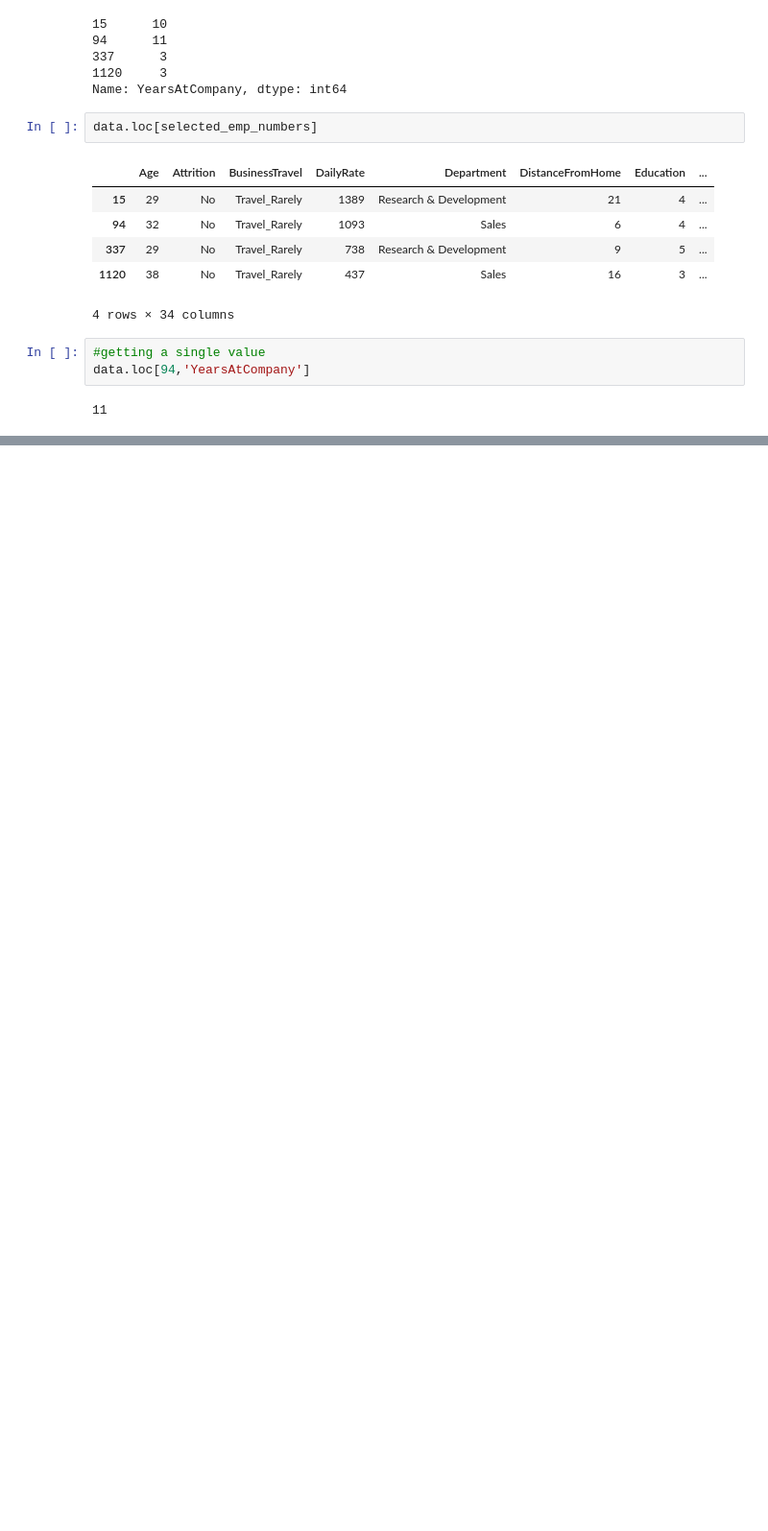
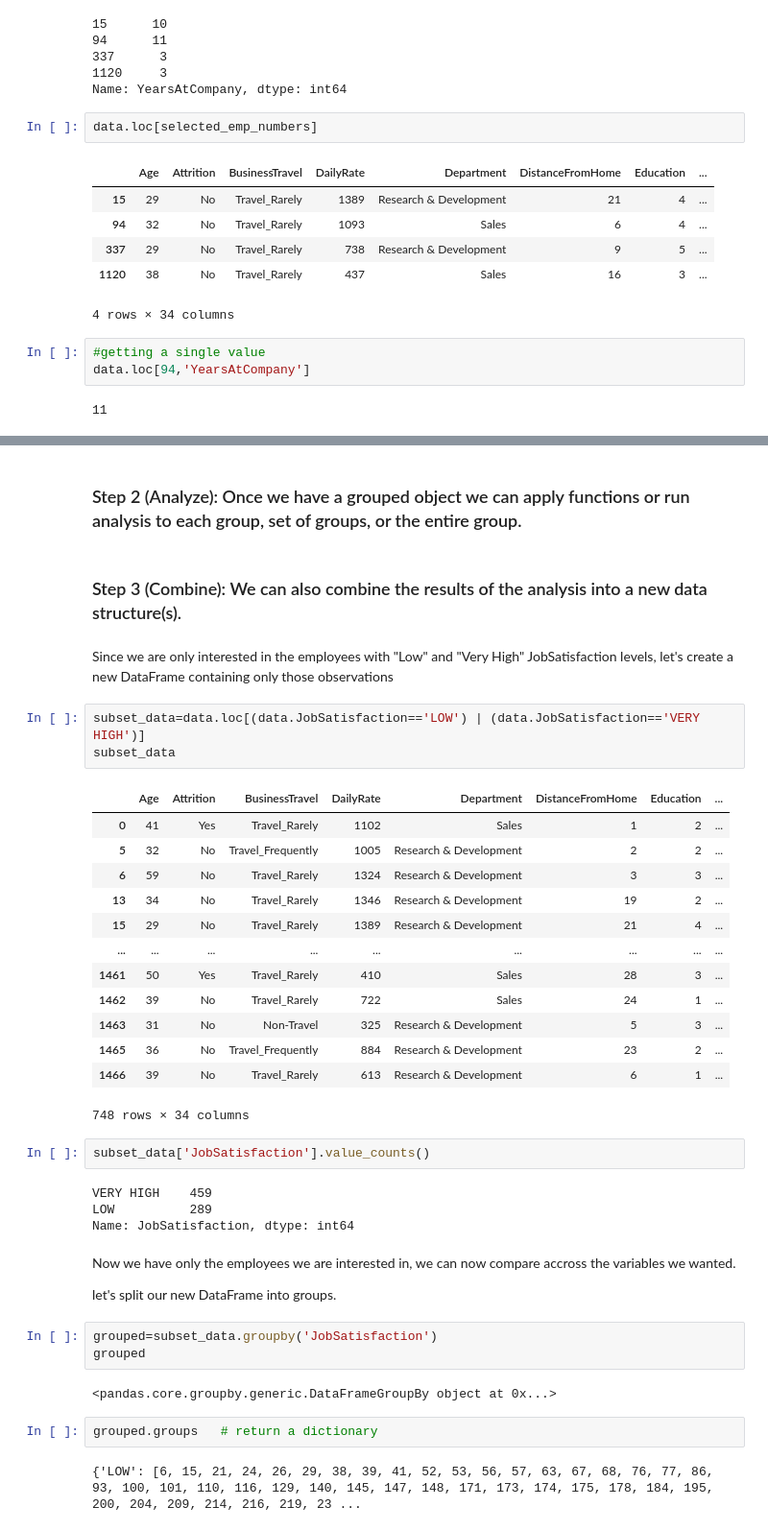
Before and after one commit to sdk1728/python_libraries, a Jupyter notebook: Pandas_library.ipynb, the cells around one changed output, grey strips where cells are left out. Shown at 96% size. Cells and saved outputs as stored; diff of their text form; blank space fills up the shorter version.

```diff
--- a/Pandas_library.ipynb
+++ b/Pandas_library.ipynb
@@ -286,0 +552,42 @@ data.loc[94,'YearsAtCompany']
+# %% [markdown]
+### Step 2 (Analyze): Once we have a grouped object we can apply functions or run analysis to each group, set of groups, or the entire group.
+# %% [markdown]
+### Step 3 (Combine): We can also combine the results of the analysis into a new data structure(s).
+# %% [markdown]
+Since we are only interested in the employees with "Low" and "Very High" JobSatisfaction levels, let's create a new DataFrame containing only those observations
+# %%
+subset_data=data.loc[(data.JobSatisfaction=='LOW') | (data.JobSatisfaction=='VERY HIGH')]
+subset_data
+# %% [output]
+|  | Age | Attrition | BusinessTravel | DailyRate | Department | DistanceFromHome | Education | ... |
+| 0 | 41 | Yes | Travel_Rarely | 1102 | Sales | 1 | 2 | ... |
+| 5 | 32 | No | Travel_Frequently | 1005 | Research & Development | 2 | 2 | ... |
+| 6 | 59 | No | Travel_Rarely | 1324 | Research & Development | 3 | 3 | ... |
+| 13 | 34 | No | Travel_Rarely | 1346 | Research & Development | 19 | 2 | ... |
+| 15 | 29 | No | Travel_Rarely | 1389 | Research & Development | 21 | 4 | ... |
+| ... | ... | ... | ... | ... | ... | ... | ... | ... |
+| 1461 | 50 | Yes | Travel_Rarely | 410 | Sales | 28 | 3 | ... |
+| 1462 | 39 | No | Travel_Rarely | 722 | Sales | 24 | 1 | ... |
+| 1463 | 31 | No | Non-Travel | 325 | Research & Development | 5 | 3 | ... |
+| 1465 | 36 | No | Travel_Frequently | 884 | Research & Development | 23 | 2 | ... |
+| 1466 | 39 | No | Travel_Rarely | 613 | Research & Development | 6 | 1 | ... |
+748 rows × 34 columns
+# %%
+subset_data['JobSatisfaction'].value_counts()
+# %% [output]
+VERY HIGH    459
+LOW          289
+Name: JobSatisfaction, dtype: int64
+# %% [markdown]
+Now we have only the employees we are interested in, we can now compare accross the variables we wanted.
+
+let's split our new DataFrame into groups.
+# %%
+grouped=subset_data.groupby('JobSatisfaction')
+grouped
+# %% [output]
+<pandas.core.groupby.generic.DataFrameGroupBy object at 0x...>
+# %%
+grouped.groups   # return a dictionary
+# %% [output]
+{'LOW': [6, 15, 21, 24, 26, 29, 38, 39, 41, 52, 53, 56, 57, 63, 67, 68, 76, 77, 86, 93, 100, 101, 110, 116, 129, 140, 145, 147, 148, 171, 173, 174, 175, 178, 184, 195, 200, 204, 209, 214, 216, 219, 23 ...
```
Also changed, not shown: parts of 45 cells of this notebook.
